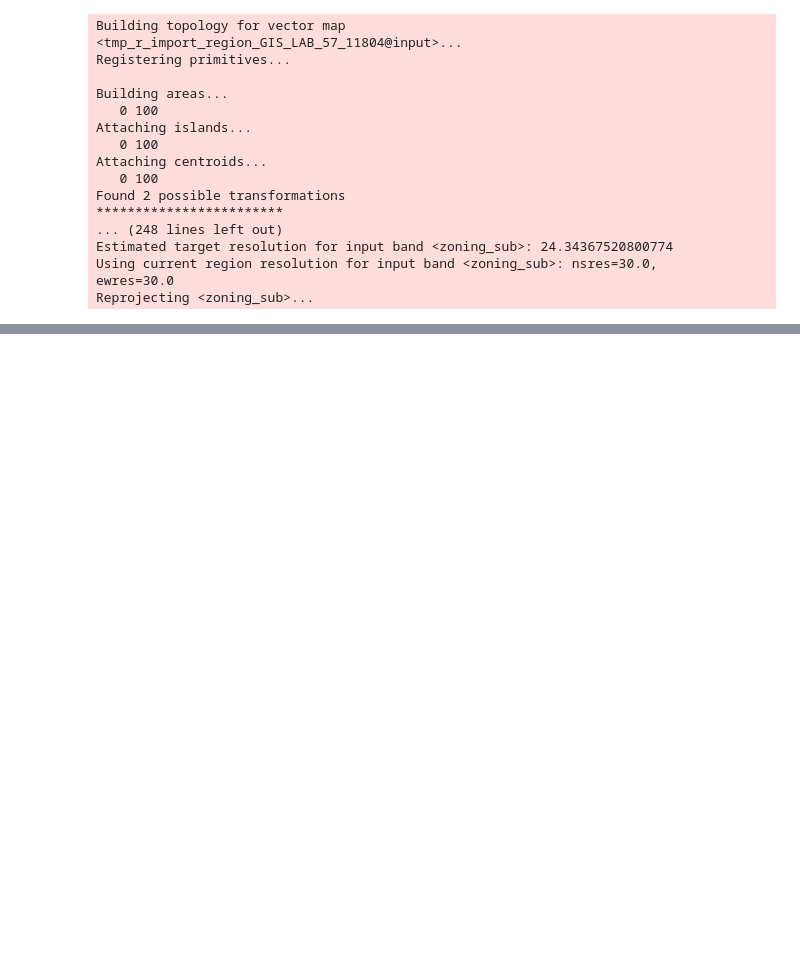
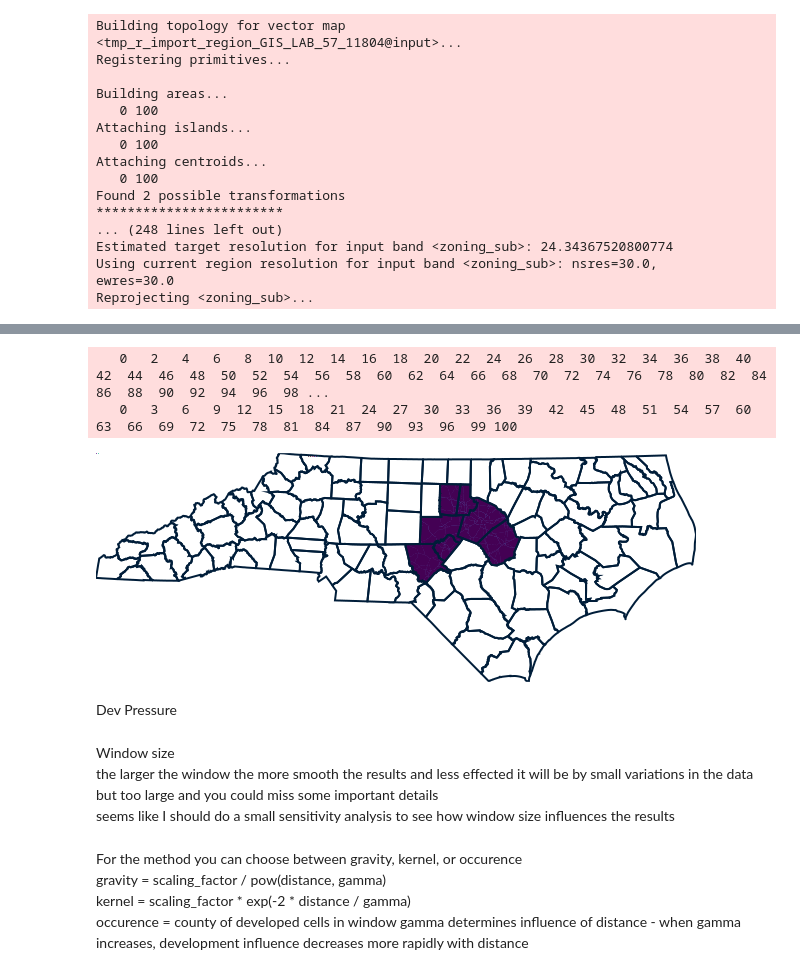
Before and after one commit to malawrim/FUTURES_zoning_prelim, a Jupyter notebook: FUTURES.ipynb, the cells around one changed output, grey strips where cells are left out. Drawn from its saved outputs; the diff is of its cells as text; code cells hidden in the pictures; blank space fills up the shorter version.

```diff
--- a/FUTURES.ipynb
+++ b/FUTURES.ipynb
@@ -103,0 +286,16 @@ Reprojecting <zoning_sub>...
+# %%
+!v.to.rast input=roads type=line use=val output=roads
+!r.null map=roads null=0
+!r.neighbors input=roads output=road_dens size=37 method=average -c --overwrite
+show('road_dens')
+# %% [output]
+   0   2   4   6   8  10  12  14  16  18  20  22  24  26  28  30  32  34  36  38  40  42  44  46  48  50  52  54  56  58  60  62  64  66  68  70  72  74  76  78  80  82  84  86  88  90  92  94  96  98 ...
+   0   3   6   9  12  15  18  21  24  27  30  33  36  39  42  45  48  51  54  57  60  63  66  69  72  75  78  81  84  87  90  93  96  99 100
+[figure, added]
+# %% [markdown]
+Dev Pressure
+# %% [markdown]
+Window size
+the larger the window the more smooth the results and less effected it will be by small variations in the data
+but too large and you could miss some important details
+seems like I should do a small sensitivity analysis to see how window size influences the results
@@ -103,0 +305,6 @@ Reprojecting <zoning_sub>...
+# %% [markdown]
+For the method you can choose between gravity, kernel, or occurence
+gravity = scaling_factor / pow(distance, gamma)
+kernel = scaling_factor * exp(-2 * distance / gamma)
+occurence = county of developed cells in window
+gamma determines influence of distance - when gamma increases, development influence decreases more rapidly with distance
```
Also changed, not shown: parts of 61 cells of this notebook, 6 other files.
